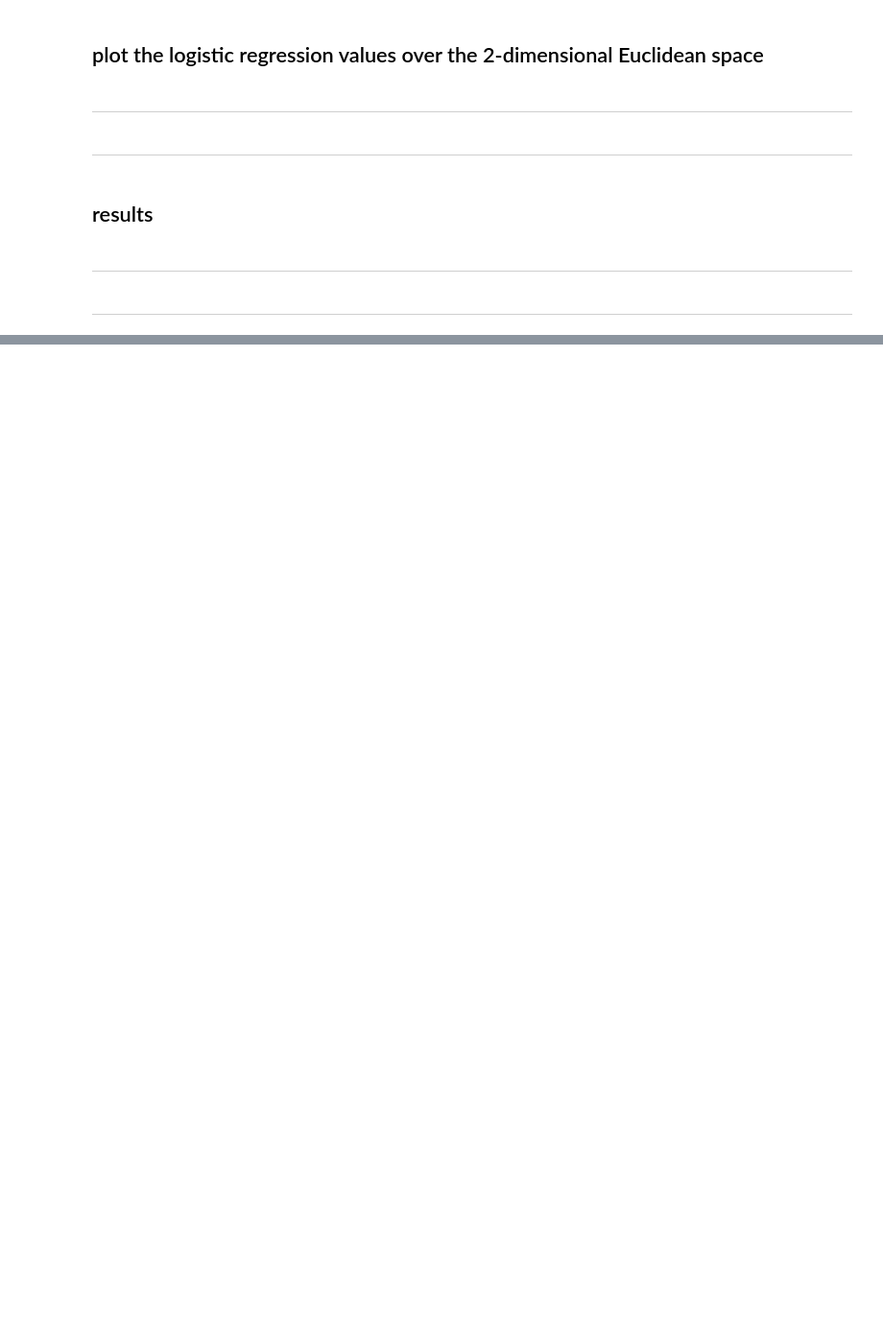
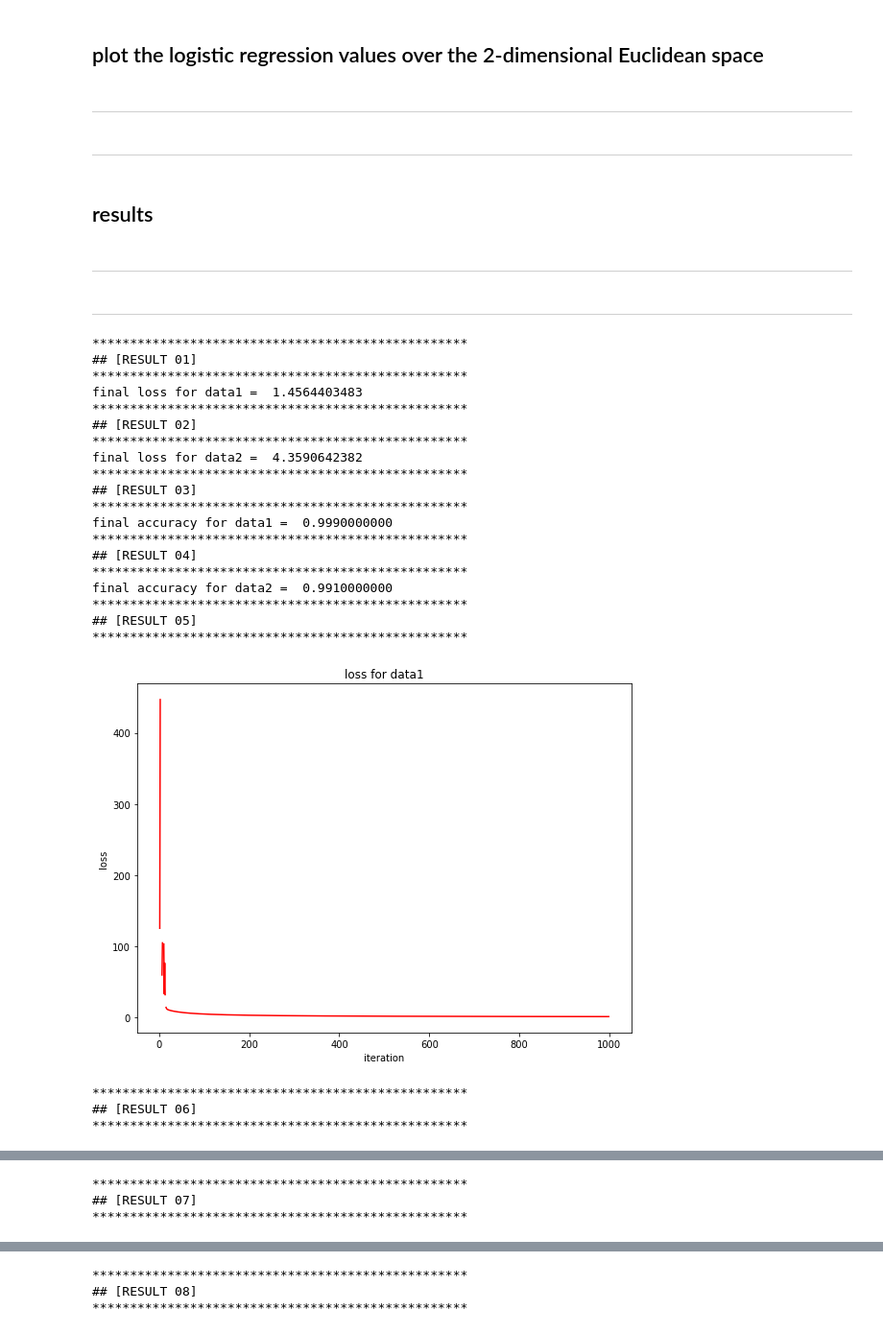
Before and after one commit to robinjoo1015/machine-learning-2022-1, a Jupyter notebook: 09/assignment_09.ipynb, the cells around one changed output, grey strips where cells are left out. Shown: that part at 96% size. Drawn from its saved outputs; the diff is of its cells as text; code cells hidden in the pictures; blank space fills up the shorter version.

Commit message:
assignment_09 analyze result

```diff
--- a/09/assignment_09.ipynb
+++ b/09/assignment_09.ipynb
@@ -524,13 +524,38 @@ ___
 # %% [markdown]
 ___
 # %%
-number_result = 12
+# number_result = 12
+number_result = 8
 
 for i in range(number_result):
     title = '## [RESULT {:02d}]'.format(i+1)
     name_function = 'function_result_{:02d}()'.format(i+1)
 
     print('**************************************************')
     print(title)
     print('**************************************************')
     eval(name_function)
+# %% [output]
+**************************************************
+## [RESULT 01]
+**************************************************
+final loss for data1 =  1.4564403483
+**************************************************
+## [RESULT 02]
+**************************************************
+final loss for data2 =  4.3590642382
+**************************************************
+## [RESULT 03]
+**************************************************
+final accuracy for data1 =  0.9990000000
+**************************************************
+## [RESULT 04]
+**************************************************
+final accuracy for data2 =  0.9910000000
+**************************************************
+## [RESULT 05]
+**************************************************
+[figure, added]
+**************************************************
+## [RESULT 06]
+**************************************************
@@ -536,0 +563,3 @@ for i in range(number_result):
+**************************************************
+## [RESULT 07]
+**************************************************
@@ -536,0 +567,3 @@ for i in range(number_result):
+**************************************************
+## [RESULT 08]
+**************************************************
```
Also changed, not shown: parts of 1 cell of this notebook.
